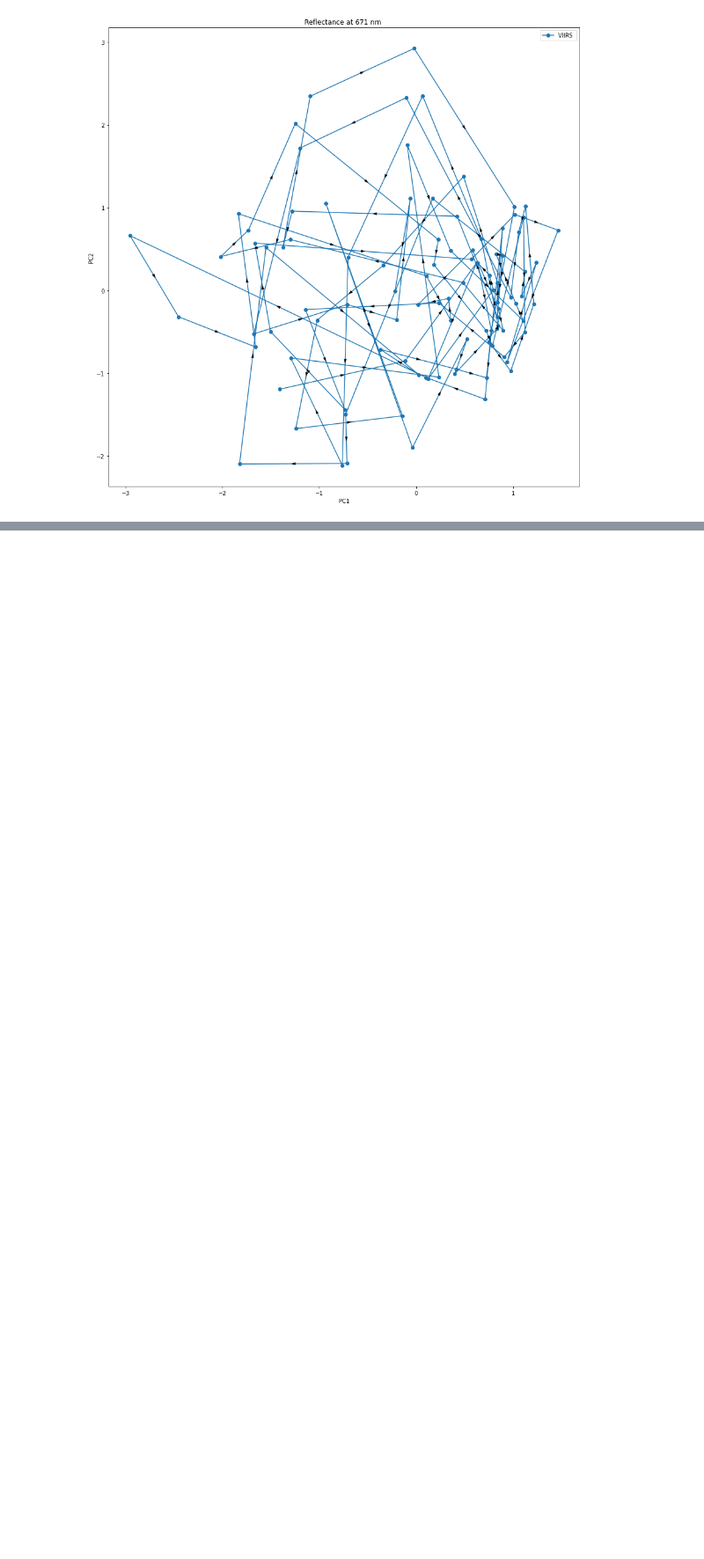
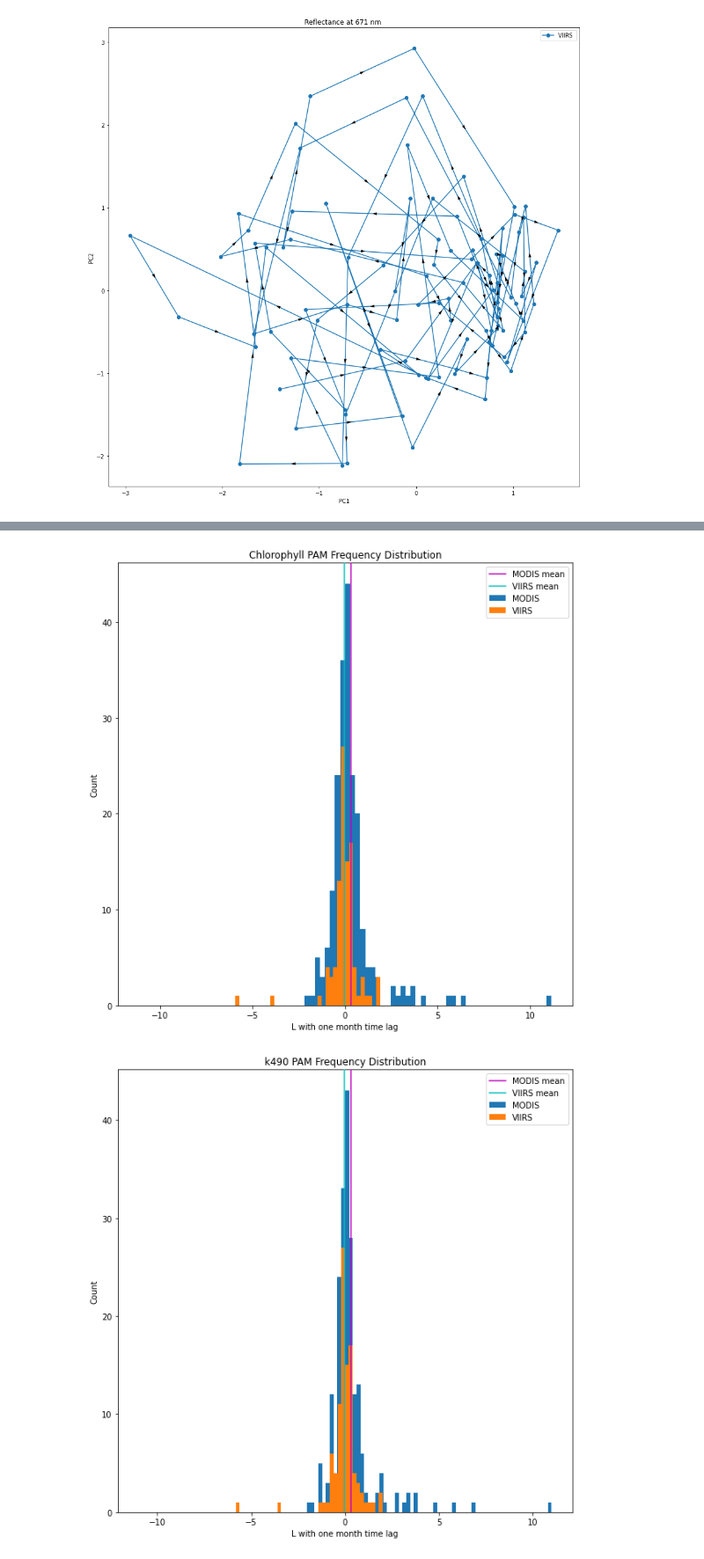
Before and after one commit to austinbennysmith/OSOM-ERDDAP, a Jupyter notebook: plankton/EOF_Analysis.ipynb, the cells around one changed output, grey strips where cells are left out. Shown at 88% size. Drawn from its saved outputs; the diff is of its cells as text; code cells hidden in the pictures; blank space fills up the shorter version.

```diff
--- a/plankton/EOF_Analysis.ipynb
+++ b/plankton/EOF_Analysis.ipynb
@@ -412,7 +413,9 @@ monthly_data_dict ={
     'r671':['erdVH2018r671mday']
 }
 variableslist = ['Chlorophyll', 'k490', 'par', 'cflh', 'pic', 'poc', 'r671'] #creating a list of variables that I'll loop through
+PCs = {} # I'm creating a dictionary with the Principal Components for statistical analysis later
 for variable in variableslist: #looping through all the variables
+  PCs[variable]={} # The data will be organized in this dictionary by variable and satellite. Thus I need to create sub-dictionaries for each variable within the PCs dictionary
   plt.figure(figsize=(15,15)) #need to do this outside of the for loop through monthly_data_dict[variable] or else it won't print the MODIS & VIIRS data together
   tt = 'monthly' #just doing this for monthly data right now. Could update the program in the future to deal with 8 Day or 1 Day, in which case I would need some conditional statements to determine tt based on the dataset ID (I would also need to change the monthly_data_dict)
   #the following conditionals define some variables that are useful for plotting and creating the url, depending on which variable I'm trying to analyze and which satellite it comes from
@@ -474,6 +477,7 @@ for variable in variableslist: #looping through all the variables
     solver = Eof(mapvar, weights = wgts) #making the Eof solver
     pc1 = solver.pcs(npcs=2, pcscaling=1) #solving for the Principal Components. By the way,  I'm not sure. what pscaling=1 means. I got this line from this page on the documentation website: https://ajdawson.github.io/eofs/latest/examples/elnino_standard.html
     #this link helped me figure out how to put the arrows on the plot: https://stackoverflow.com/questions/58342419/show-direction-arrows-in-a-scatterplot
+    PCs[variable][satellite[:-1]] = pc1 # Loading the data into PCs to use later
     x_difference = np.diff(pc1[:, 0])
     x_position = pc1[:, 0][:-1] + x_difference/2
     y_difference = np.diff(pc1[:, 1])
@@ -497,0 +556,5 @@ for variable in variableslist: #looping through all the variables
+# %%
+PAM_histograms(1)
+# %% [output]
+[figure, added]
+[figure, added]
```
Also changed, not shown: parts of 9 cells of this notebook.
